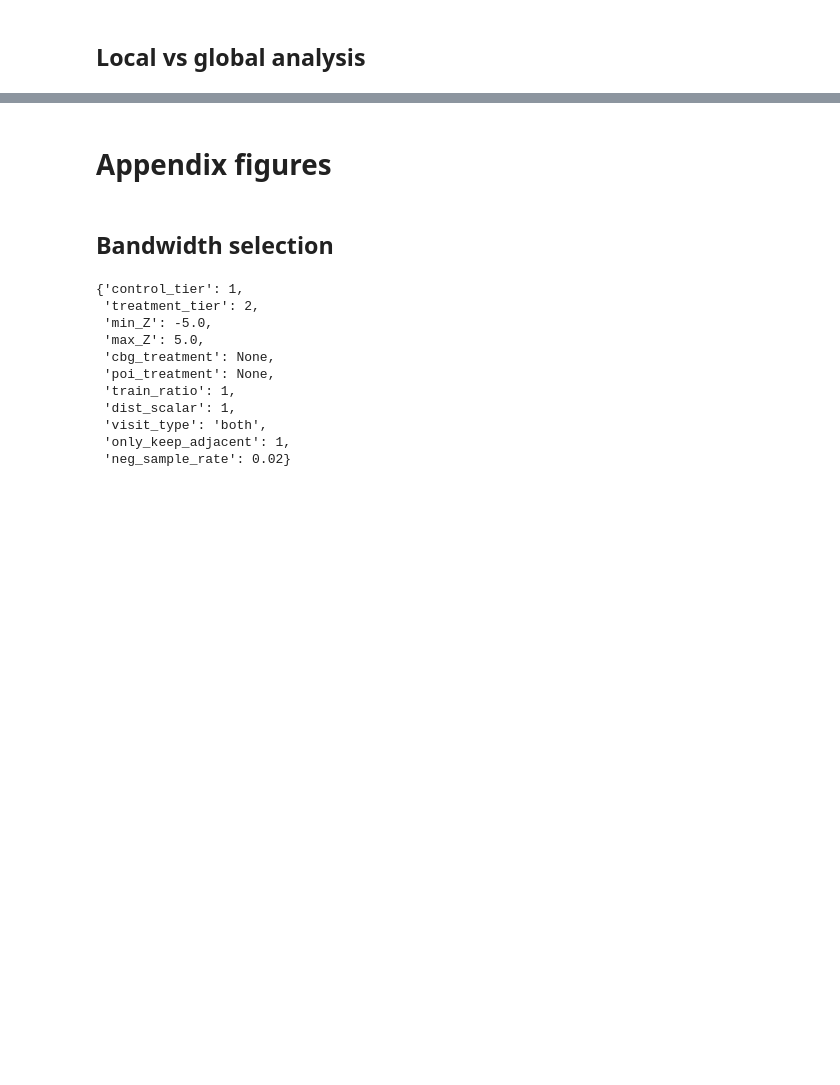
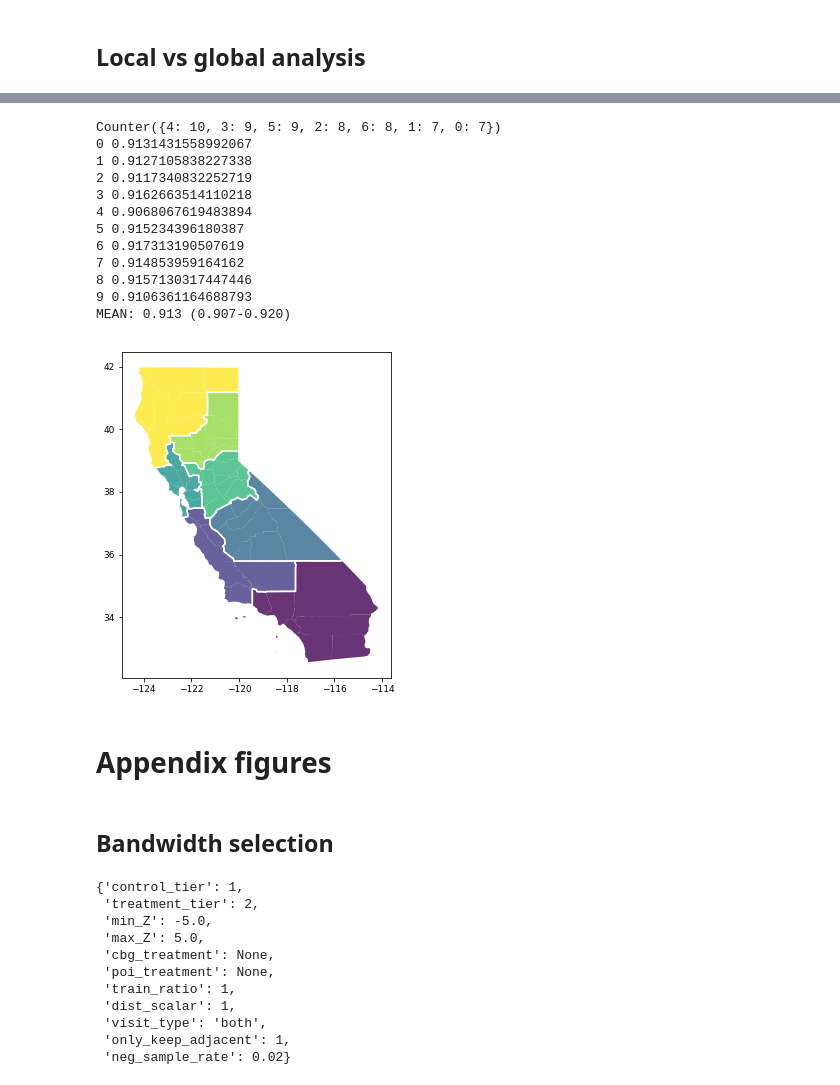
Before and after one commit to snap-stanford/covid-spillovers, a Jupyter notebook: make_figures.ipynb, the cells around one changed output, grey strips where cells are left out. Saved outputs shown, nothing was run; the diff lists cells and outputs as text; code cells hidden in the pictures; blank space fills up the shorter version.

```diff
--- a/make_figures.ipynb
+++ b/make_figures.ipynb
@@ -462,3 +704,58 @@ print('%.3f (%.3f-%.3f)' % (mean_of_means, mean_of_means - (1.96 * se), mean_of_
+# %%
+# plot k=7 as an example
+cut, parts = metis.part_graph(G, 7, ubvec=[1.05], contig=True, recursive=True)
+print(Counter(parts))
+county2macrocounty = {}
+for ci, p in zip(G.nodes, parts):
+    county2macrocounty[dset.indices['counties'][ci]] = p
+
+all_prs = []
+for i, experiment in enumerate(fns):
+    save_path = os.path.join(cu.PATH_TO_CBG_POI_DATA, 'CA', 'county_county_weights_v%s.pkl' % i)
+    with open(save_path, 'rb') as f:
+        counties, group_labels, county_county_weights = pickle.load(f)
+    model_fn = os.path.join(cu.PATH_TO_CBG_POI_DATA, 'model_weights', experiment)
+    state_dict_adj = t.load(model_fn, map_location=device)
+    tier_pair_weights = np.exp(state_dict_adj['tier_pair_weights'].detach().numpy())
+    prs = compute_percent_reduction_macrocounty(dset, tier_self_weights, within_county_weights,
+                                tier_pair_weights, county_county_weights, county2macrocounty)
+    print(i, np.mean(prs))
+    all_prs.append(prs)
+all_prs = np.array(all_prs)
+
+means = np.mean(all_prs, axis=1)
+mean_of_means = np.mean(means)
+se = np.std(means, axis=0, ddof=1)
+print('MEAN: %.3f (%.3f-%.3f)' % (mean_of_means, mean_of_means - (1.96 * se), mean_of_means + (1.96 * se)))
+
+geoData = gpd.read_file('https://raw.githubusercontent.com/holtzy/The-Python-Graph-Gallery/master/static/data/US-counties.geojson')
+ca_geom = geoData[geoData['STATE'] == '06'].sort_values(by='id')
+macrocounties = [county2macrocounty[f] for f in sorted(county2macrocounty.keys())]
+ca_geom['macrocounty'] = macrocounties
+ca_geom['coords'] = ca_geom['geometry'].apply(lambda x: x.representative_point().coords[:])
+ca_geom['coords'] = [coords[0] for coords in ca_geom['coords']]
+
+fig, ax = plt.subplots(figsize=(6, 6))
+ca_geom.plot('macrocounty', ax=ax, alpha=0.8)
+for macrocounty, subdf in ca_geom.groupby('macrocounty'):
+    polygon = subdf.geometry.unary_union
+    gpd.GeoDataFrame(geometry=[polygon], crs=subdf.crs).boundary.plot(color='white', ax=ax)
+ax.tick_params(axis='both', which='major', labelsize=9)
+plt.savefig('./figs/fig5b.pdf', bbox_inches='tight')
+# %% [output]
+Counter({4: 10, 3: 9, 5: 9, 2: 8, 6: 8, 1: 7, 0: 7})
+0 0.9131431558992067
+1 0.9127105838227338
+2 0.9117340832252719
+3 0.9162663514110218
+4 0.9068067619483894
+5 0.915234396180387
+6 0.917313190507619
+7 0.914853959164162
+8 0.9157130317447446
+9 0.9106361164688793
+MEAN: 0.913 (0.907-0.920)
+[figure, added]
 # %% [markdown]
 # Appendix figures
 # %% [markdown]
```
Also changed, not shown: parts of 13 cells of this notebook, 2 other files.
